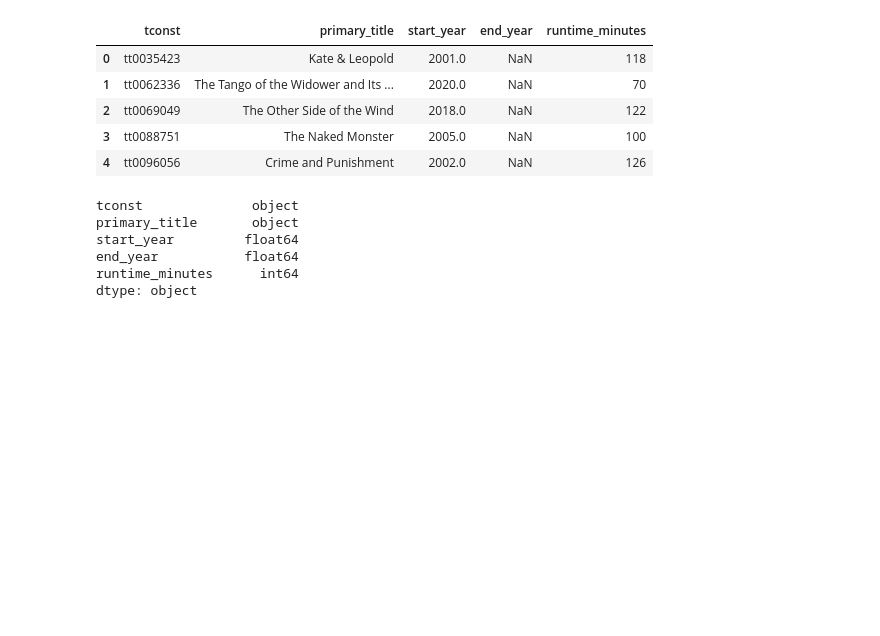
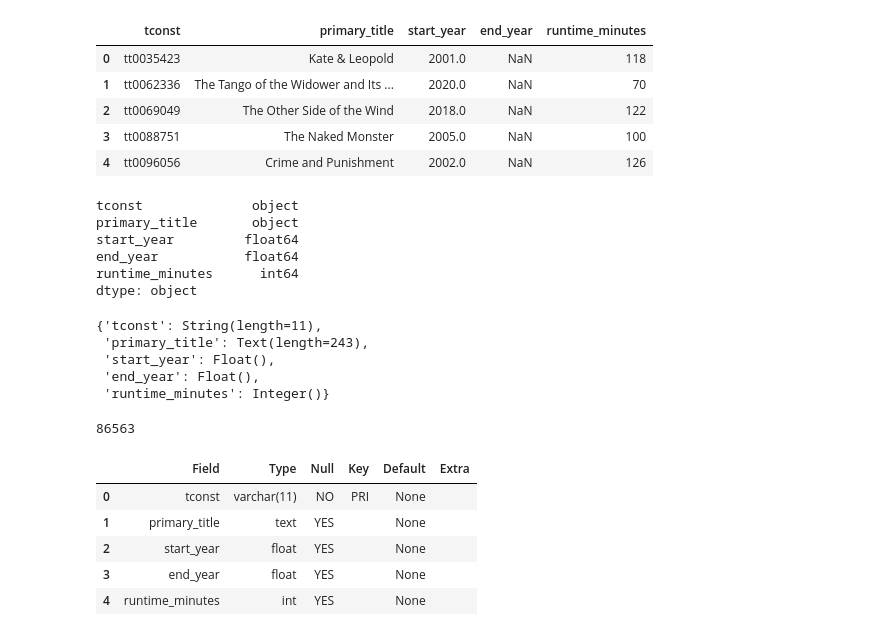
Before and after one commit to john-a-dixon/movie-success-analysis, a Jupyter notebook: 3-SQL.ipynb, the cells around one changed output. Drawn from its saved outputs; the diff is of its cells as text; code cells hidden in the pictures; blank space fills up the shorter version.

Commit message:
Created the DB and tables, though I am unsure if I fully normalized the data. Ah well.

```diff
--- a/3-SQL.ipynb
+++ b/3-SQL.ipynb
@@ -387,3 +387,33 @@ start_year         float64
 end_year           float64
 runtime_minutes      int64
 dtype: object
+# %%
+# Get the max length of the primary key "tconst"
+key_len = title_basics_df["tconst"].fillna("").map(len).max()
+# Get the max length of the certification column "primary_title"
+primary_title_len = title_basics_df["primary_title"].fillna("").map(len).max()
+
+# Create the "title_basics" schema
+title_basics_schema = {
+    "tconst": String(key_len + 1),
+    "primary_title": Text(primary_title_len + 1),
+    "start_year": Float(),
+    "end_year": Float(),
+    "runtime_minutes": Integer()
+}
+title_basics_schema
+# %% [output]
+{'tconst': String(length=11),
+ 'primary_title': Text(length=243),
+ 'start_year': Float(),
+ 'end_year': Float(),
+ 'runtime_minutes': Integer()}
+# %%
+# Add the "title_basics" table to the database
+title_basics_df.to_sql("title_basics",
+                       engine,
+                       dtype=title_basics_schema,
+                       if_exists="replace",
+                       index=False)
+# %% [output]
+86563
@@ -389,0 +423,11 @@ dtype: object
+# %%
+# View the schema to verify the primary key was added
+query = """DESCRIBE title_basics;"""
+pd.read_sql(query, engine)
+# %% [output]
+|  | Field | Type | Null | Key | Default | Extra |
+| 0 | tconst | varchar(11) | NO | PRI | None |  |
+| 1 | primary_title | text | YES |  | None |  |
+| 2 | start_year | float | YES |  | None |  |
+| 3 | end_year | float | YES |  | None |  |
+| 4 | runtime_minutes | int | YES |  | None |  |
```
Also changed, not shown: parts of 4 cells of this notebook.
